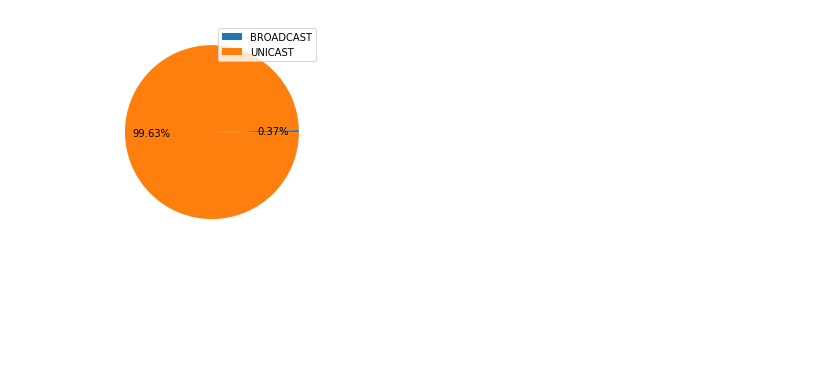
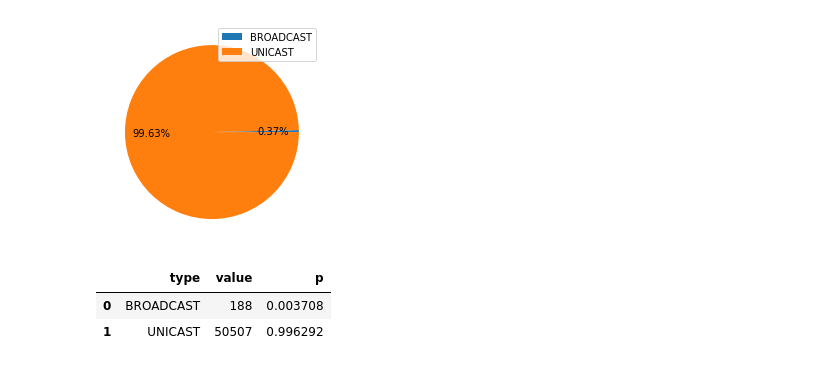
Before and after one commit to cap-diego/tdc-tp1, a Jupyter notebook: analysis_1.ipynb, the cells around one changed output. Cells and saved outputs as stored; diff of their text form; code cells hidden in the pictures; blank space fills up the shorter version.

```diff
--- a/analysis_1.ipynb
+++ b/analysis_1.ipynb
@@ -122,3 +136,10 @@ draw_pie(df_Red_2_broadunicast, "red_2_broadcast_unicast")
 draw_pie(df_Red_3_broadunicast, "red_3_broadcast_unicast")
 # %% [output]
 [figure]
+# %%
+df_Red_3_broadunicast["p"] =  df_Red_3_broadunicast['value']/df_Red_3_broadunicast['value'].sum()
+df_Red_3_broadunicast
+# %% [output]
+|  | type | value | p |
+| 0 | BROADCAST | 188 | 0.003708 |
+| 1 | UNICAST | 50507 | 0.996292 |
```
Also changed, not shown: parts of 2 cells of this notebook, 2 other files.
